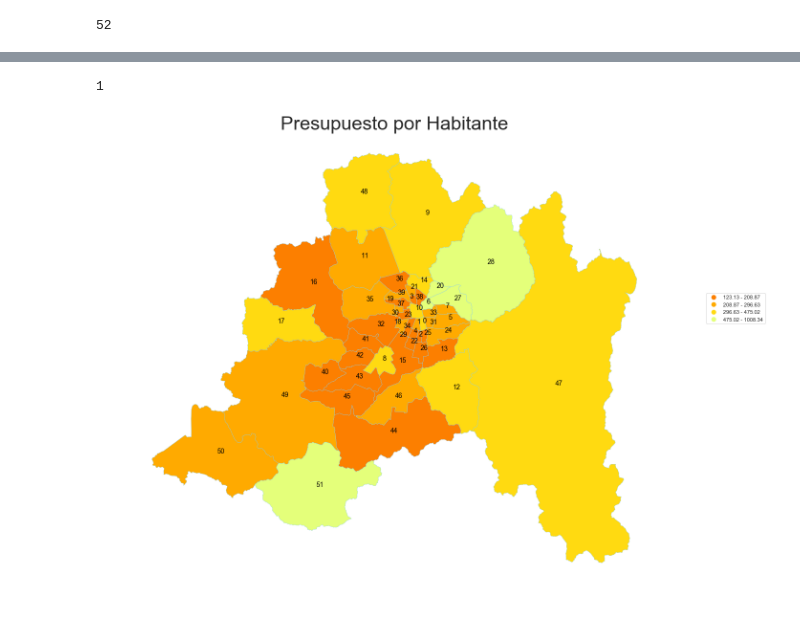
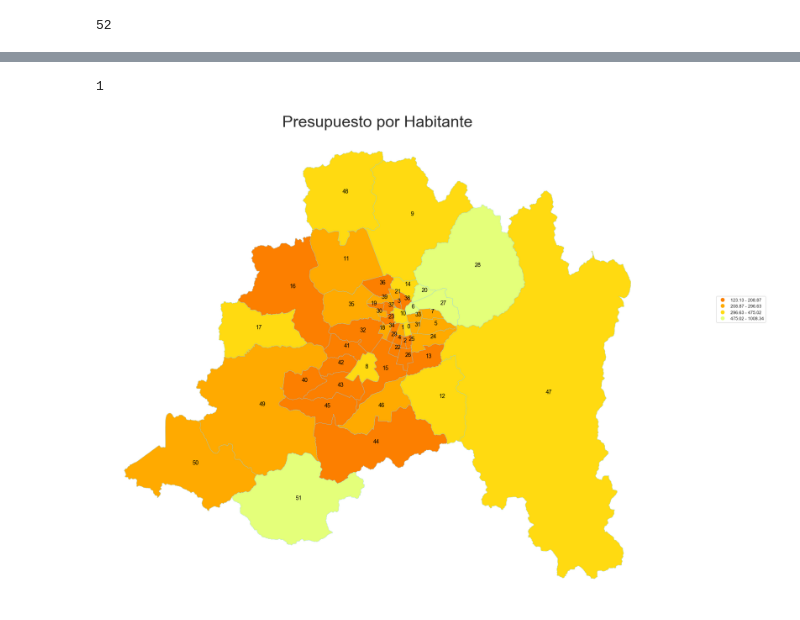
Before and after one commit to jairopinilla/Santiago_desigualdad_python_map, a Jupyter notebook: Visualización Proyecto_PorRegion.ipynb, the cells around one changed output, grey strips where cells are left out. Drawn from its saved outputs; the diff is of its cells as text; code cells hidden in the pictures.

```diff
--- a/Visualización Proyecto_PorRegion.ipynb
+++ b/Visualización Proyecto_PorRegion.ipynb
@@ -118,28 +119,28 @@ aT.adjust_text(texts, force_points=0.3, force_text=0.5, expand_points=(0,1), exp
 # %%
-ax = datasetRegion.plot(figsize=(20, 20), column='IADM10 (TAS) Disponibilidad Presupuestaria Municipal por Habitante (M$)_2018',
+ax = datasetRegion.plot(figsize=(25, 25), column='IADM10 (TAS) Disponibilidad Presupuestaria Municipal por Habitante (M$)_2018',
                         cmap='Wistia_r',
                          legend=True, linewidth=0.5, edgecolor='#87CEEB', scheme=scheme,
                          k=numeroDivisiones)
 ##########################################
 plt.title('Presupuesto por Habitante', fontsize=fontSizeTitulo)
 leg = ax.get_legend()
 leg.set_bbox_to_anchor((1., 0.45, 0.2, 0.2))
 ##########################################
 #ylim = (-3970000,-3920000) # latitude
 #xlim = (-7880000,-7830000) # longitude
 
 #ax.set_xlim(xlim)
 #ax.set_ylim(ylim)
 
 ax.set_axis_off()
 
 texts = []
 for x, y, label in zip(datasetRegion_points.geometry.x, datasetRegion_points.geometry.y,
                        datasetRegion_points["Indice"]):texts.append(plt.text(x, y, label, fontsize = fontSizeEnMapa,
                                                                              color='black'))
 ##########################################
 #aT.adjust_text(texts, force_points=0.3, force_text=0.5, expand_points=(0,1), expand_text=(0,0), arrowprops=dict(arrowstyle="-", color='grey', lw=0.5))
 aT.adjust_text(texts, force_points=0.3, force_text=0.5, expand_points=(0,1), expand_text=(0,0))
 # %% [output]
 1
-[figure, old version]
+[figure, new version]
```
Also changed, not shown: parts of 2 cells of this notebook, 1 other file.
